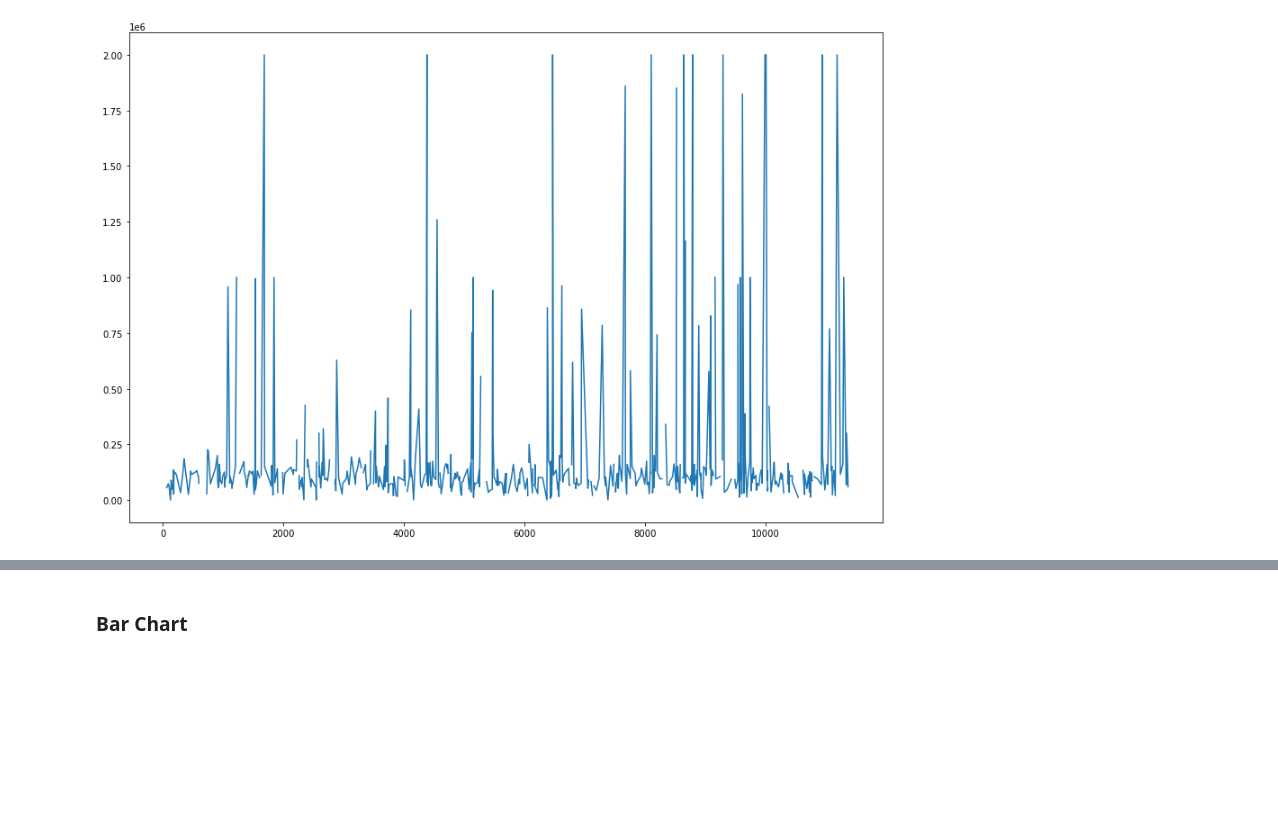
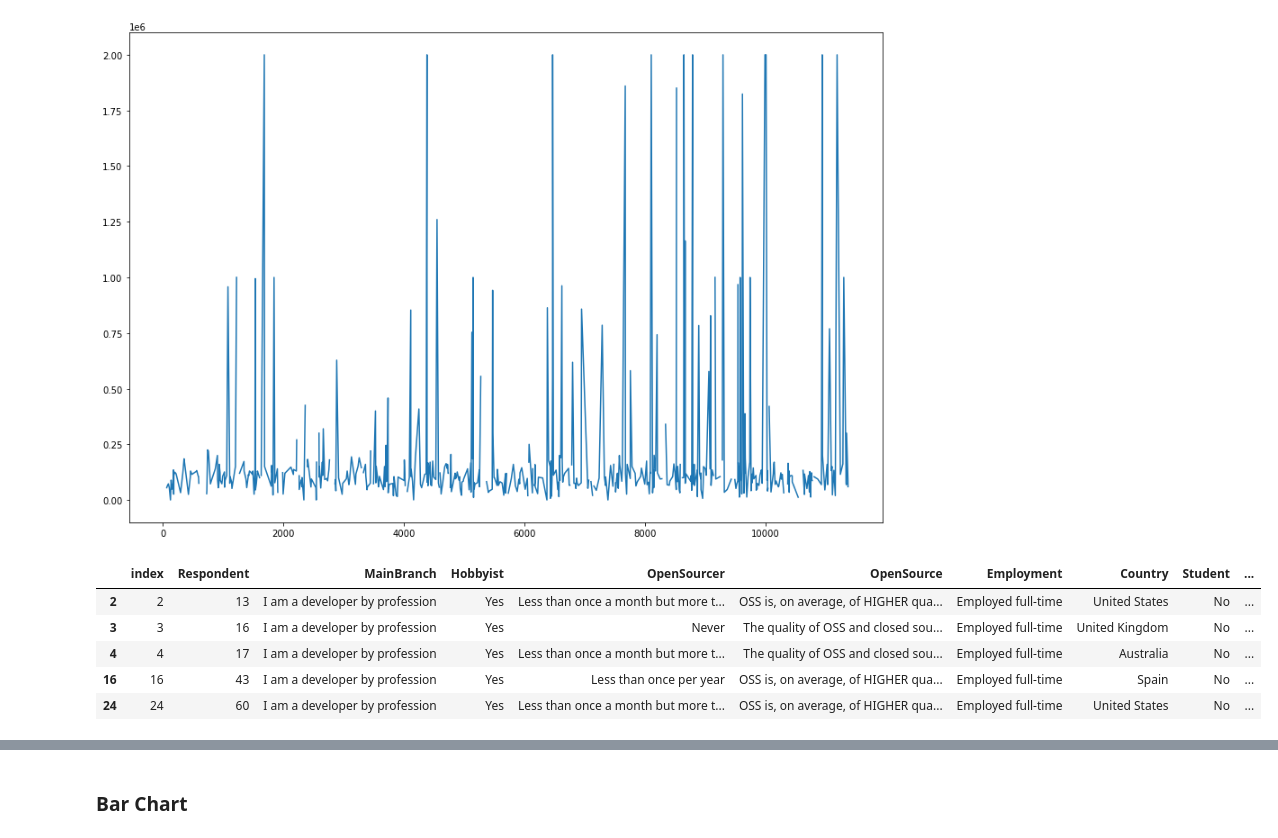
Before and after one commit to abidalam/IBMDAProject, a Jupyter notebook: M4DataVisualization-lab.ipynb, the cells around one changed output, grey strips where cells are left out. Cells and saved outputs as stored; diff of their text form; code cells hidden in the pictures; blank space fills up the shorter version.

```diff
--- a/M4DataVisualization-lab.ipynb
+++ b/M4DataVisualization-lab.ipynb
@@ -310,0 +410,9 @@ plt.show()
+# %%
+age3.head()
+# %% [output]
+|  | index | Respondent | MainBranch | Hobbyist | OpenSourcer | OpenSource | Employment | Country | Student | ... |
+| 2 | 2 | 13 | I am a developer by profession | Yes | Less than once a month but more t... | OSS is, on average, of HIGHER qua... | Employed full-time | United States | No | ... |
+| 3 | 3 | 16 | I am a developer by profession | Yes | Never | The quality of OSS and closed sou... | Employed full-time | United Kingdom | No | ... |
+| 4 | 4 | 17 | I am a developer by profession | Yes | Less than once a month but more t... | The quality of OSS and closed sou... | Employed full-time | Australia | No | ... |
+| 16 | 16 | 43 | I am a developer by profession | Yes | Less than once per year | OSS is, on average, of HIGHER qua... | Employed full-time | Spain | No | ... |
+| 24 | 24 | 60 | I am a developer by profession | Yes | Less than once a month but more t... | OSS is, on average, of HIGHER qua... | Employed full-time | United States | No | ... |
```
Also changed, not shown: parts of 20 cells of this notebook, 8 other files.
